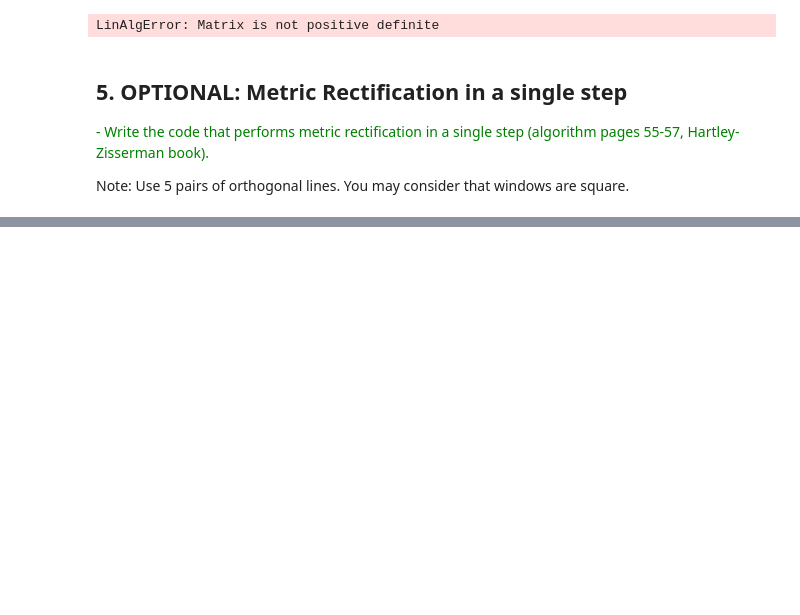
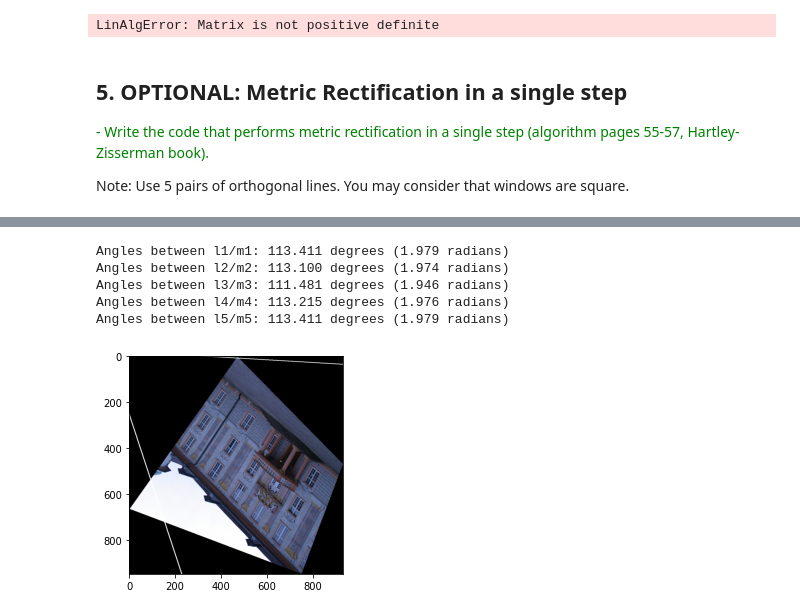
Before and after one commit to brugues/MCV-M4, a Jupyter notebook: lab1/lab1.ipynb, the cells around one changed output, grey strips where cells are left out. Saved outputs shown, nothing was run; the diff lists cells and outputs as text; code cells hidden in the pictures; blank space fills up the shorter version.

```diff
--- a/lab1/lab1.ipynb
+++ b/lab1/lab1.ipynb
@@ -560,0 +705,36 @@ Note: Use 5 pairs of orthogonal lines. You may consider that windows are square.
+# %%
+# Furthermore, we can use it to see if the lines are now 90 degrees.
+U_t = np.transpose(U)
+
+lr1 = np.matmul(U_t, l1)
+mr1 = np.matmul(U_t, m1)
+lr2 = np.matmul(U_t, l2)
+mr2 = np.matmul(U_t, m2)
+lr3 = np.matmul(U_t, l3)
+mr3 = np.matmul(U_t, m3)
+lr4 = np.matmul(U_t, l4)
+mr4 = np.matmul(U_t, m4)
+lr5 = np.matmul(U_t, l5)
+mr5 = np.matmul(U_t, m5)
+
+# Check angles between each pair of lines after the rectifications
+angle_lr1_mr1 = get_angle(lr1, mr1)
+angle_lr2_mr2 = get_angle(lr2, mr2)
+angle_lr3_mr3 = get_angle(lr3, mr3)
+angle_lr4_mr4 = get_angle(lr4, mr4)
+angle_lr5_mr5 = get_angle(lr5, mr5)
+
+print(f'Angles between l1/m1: {angle_lr1_mr1:.3f} degrees ({angle_lr1_mr1*2*np.pi/360:.3f} radians)')
+print(f'Angles between l2/m2: {angle_lr2_mr2:.3f} degrees ({angle_lr2_mr2*2*np.pi/360:.3f} radians)')
+print(f'Angles between l3/m3: {angle_lr3_mr3:.3f} degrees ({angle_lr3_mr3*2*np.pi/360:.3f} radians)')
+print(f'Angles between l4/m4: {angle_lr4_mr4:.3f} degrees ({angle_lr4_mr4*2*np.pi/360:.3f} radians)')
+print(f'Angles between l5/m5: {angle_lr5_mr5:.3f} degrees ({angle_lr5_mr5*2*np.pi/360:.3f} radians)')
+
+draw_image_lines(I_one_step_rectified.copy(), [lr1,mr1,lr2,mr2,lr3,mr3,lr4,mr4,lr5,mr5])
+# %% [output]
+Angles between l1/m1: 113.411 degrees (1.979 radians)
+Angles between l2/m2: 113.100 degrees (1.974 radians)
+Angles between l3/m3: 111.481 degrees (1.946 radians)
+Angles between l4/m4: 113.215 degrees (1.976 radians)
+Angles between l5/m5: 113.411 degrees (1.979 radians)
+[figure, added]
```
Also changed, not shown: parts of 14 cells of this notebook.
